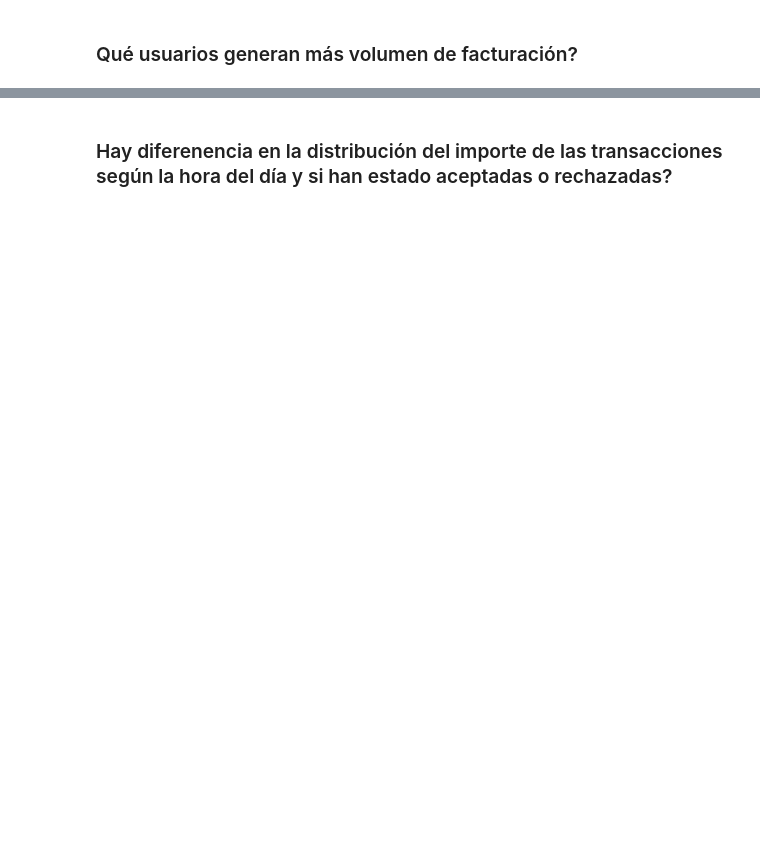
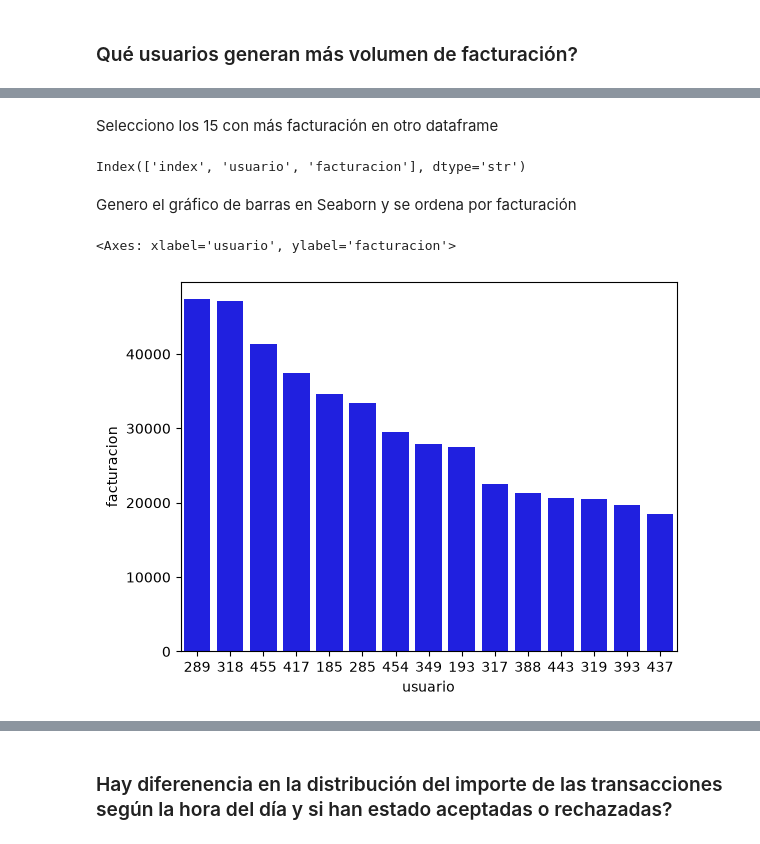
Before and after one commit to noelcarrionmatias/IT_Data, a Jupyter notebook: Especializacion/9_Sprint/ejercicios_sprint_9.ipynb, the cells around one changed output, grey strips where cells are left out. Saved outputs shown, nothing was run; the diff lists cells and outputs as text; code cells hidden in the pictures; blank space fills up the shorter version.

```diff
--- a/Especializacion/9_Sprint/ejercicios_sprint_9.ipynb
+++ b/Especializacion/9_Sprint/ejercicios_sprint_9.ipynb
@@ -101,0 +131,24 @@ El número de transacciones aumenta cada año hasta el máximo en 2021. A partir
+# %%
+user_factura_query = ("""
+select user_id as usuario, sum(amount) as facturacion
+from transactions
+group by user_id
+""")
+
+user_factura = pd.read_sql_query(user_factura_query, engine)
+# %% [markdown]
+Selecciono los 15 con más facturación en otro dataframe
+# %%
+user_factura_df = (user_factura.nlargest(15,'facturacion').sort_values(ascending=False, by='facturacion').reset_index())
+user_factura_df['usuario'] = user_factura_df['usuario'].astype(str)
+user_factura_df.columns
+# %% [output]
+Index(['index', 'usuario', 'facturacion'], dtype='str')
+# %% [markdown]
+Genero el gráfico de barras en Seaborn y se ordena por facturación
+# %%
+sns.barplot(x="usuario", y="facturacion", data=user_factura_df, color="b", hue_order="facturacion",
+            order=user_factura_df.sort_values("facturacion", ascending=False)["usuario"])
+# %% [output]
+<Axes: xlabel='usuario', ylabel='facturacion'>
+[figure, added]
```
Also changed, not shown: parts of 31 cells of this notebook.
